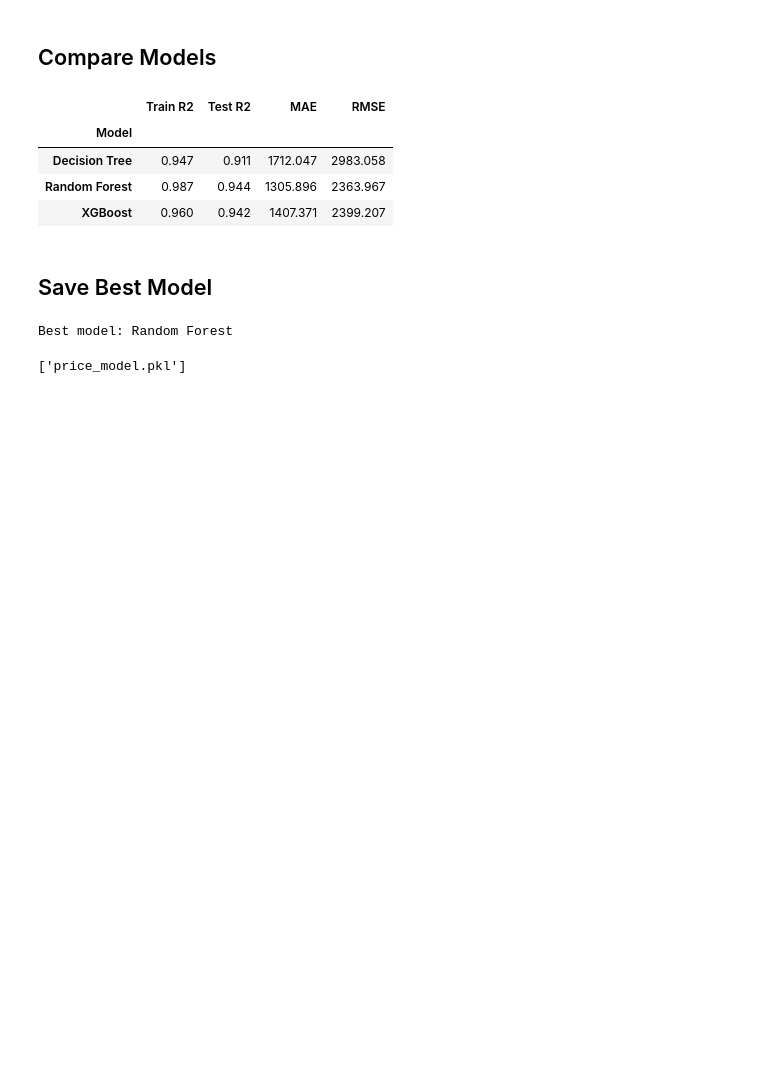
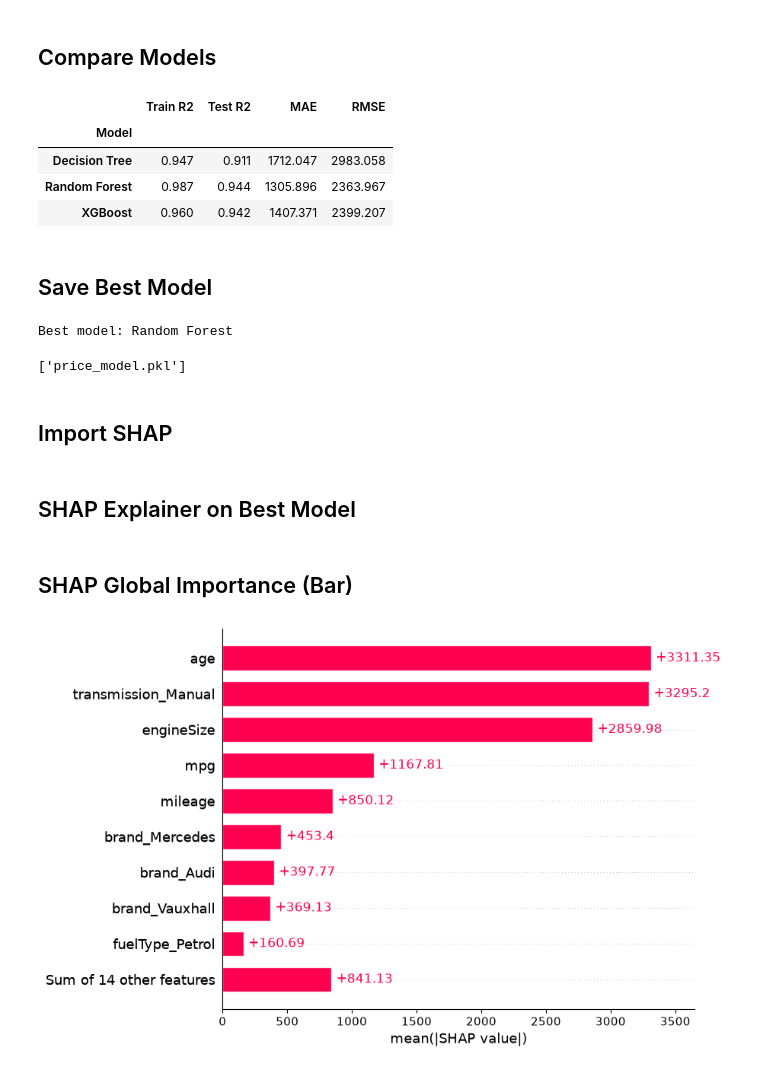
Before and after one commit to NiloferMubeen/AutoScope-Mapping-the-UK-Used-Car-Market-using-Clustering-and-Dimensionality-Reduction, a Jupyter notebook: 01_price_prediction.ipynb, the cells around one changed output. Cells and saved outputs as stored; diff of their text form; code cells hidden in the pictures; blank space fills up the shorter version.

```diff
--- a/01_price_prediction.ipynb
+++ b/01_price_prediction.ipynb
@@ -130,3 +130,5 @@ joblib.dump({"model": models[best_name], "columns": list(X.columns)}, "price_mod
 # %% [output]
 Best model: Random Forest
 ['price_model.pkl']
+# %% [markdown]
+## Import SHAP
@@ -132,0 +138,15 @@ Best model: Random Forest
+# %% [markdown]
+## SHAP Explainer on Best Model
+# %%
+best_model = models[best_name]
+X_sample = X_test.sample(n=min(500, len(X_test)), random_state=42).astype(float)
+
+explainer = shap.TreeExplainer(best_model)
+shap_values = explainer(X_sample)
+# %% [markdown]
+## SHAP Global Importance (Bar)
+# %%
+shap.plots.bar(shap_values, show=False)
+plt.show()
+# %% [output]
+[figure, added]
```
Also changed, not shown: parts of 5 cells of this notebook, 1 other file.
